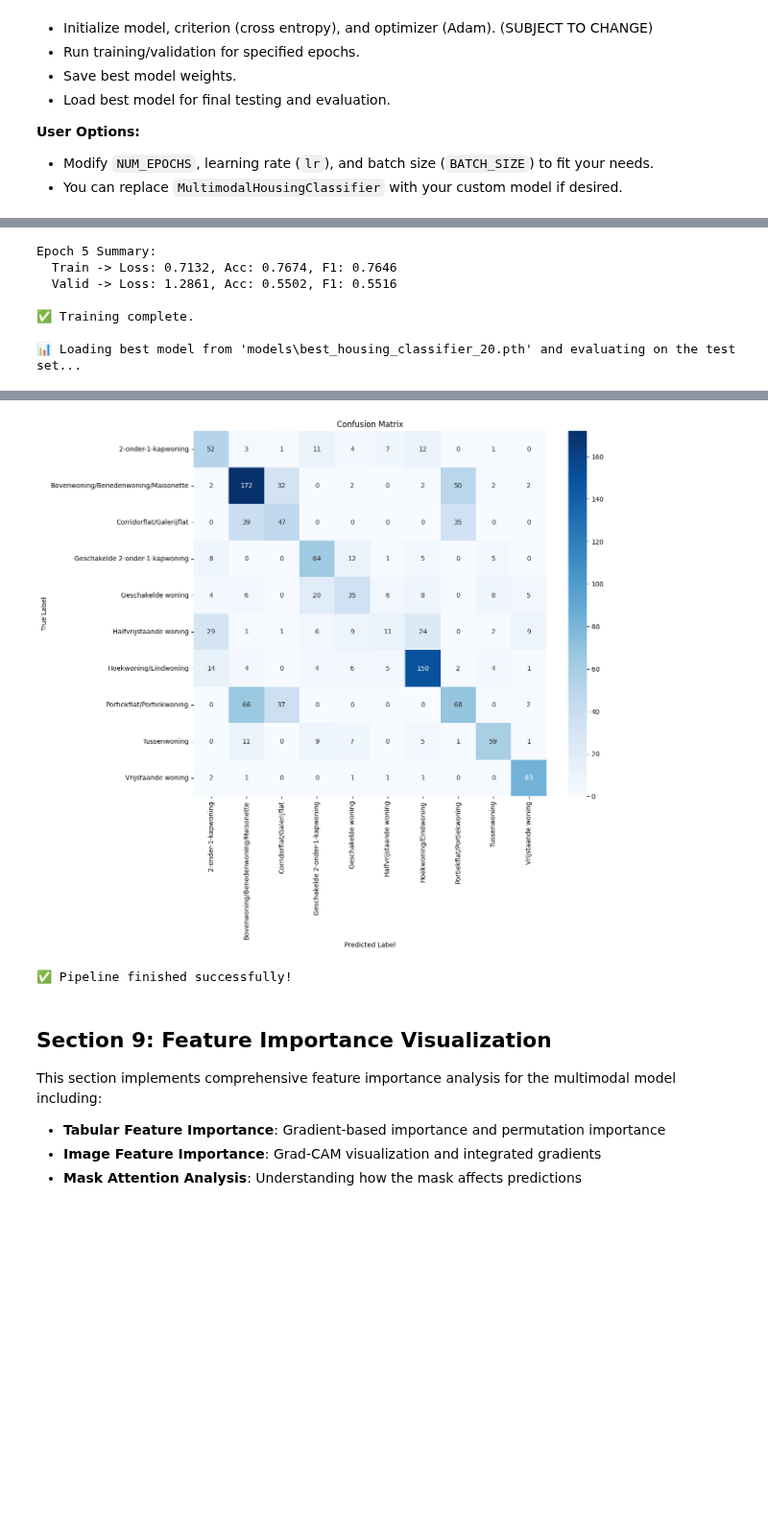
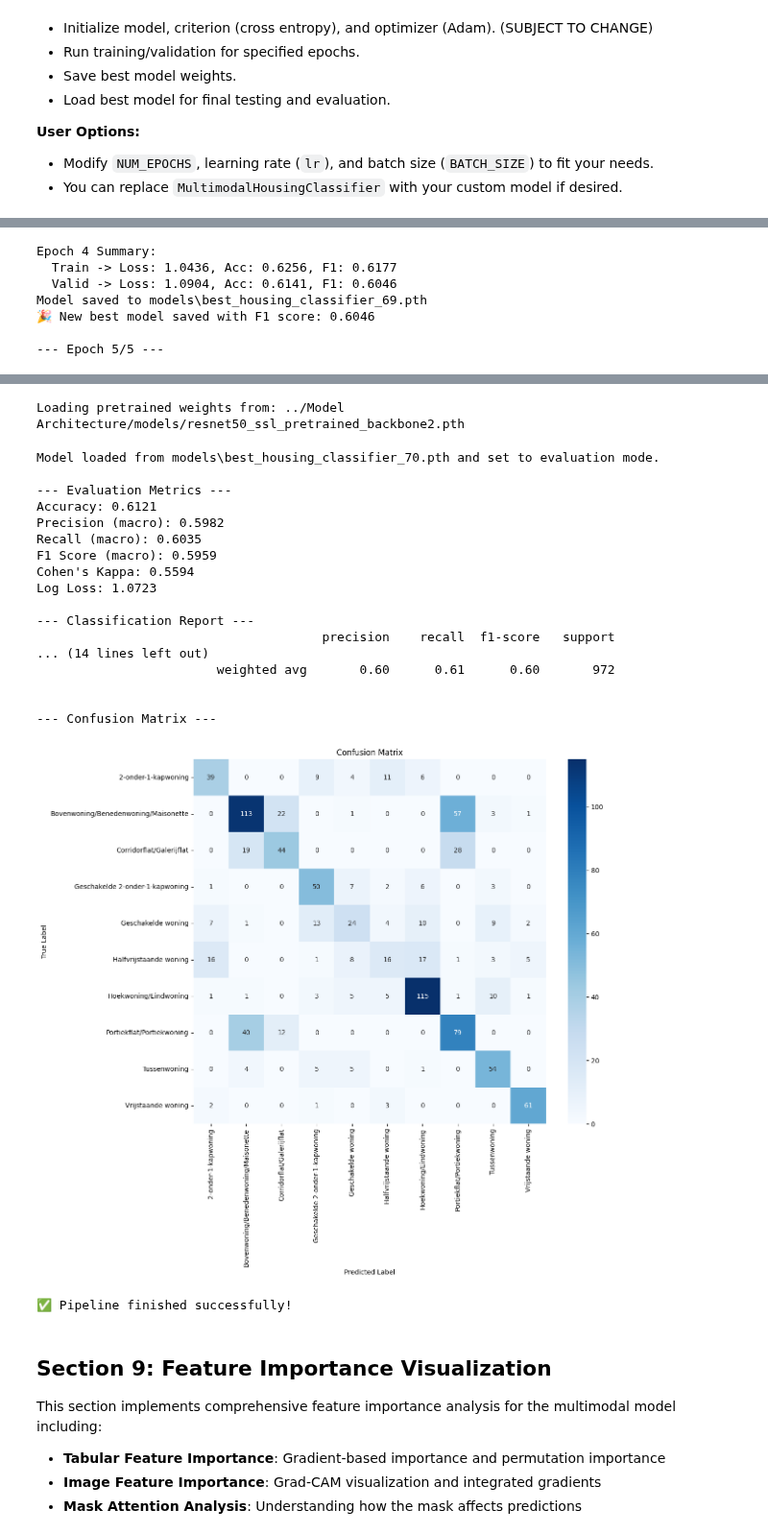
Before and after one commit to averagepindakaasenjoyer/Pangolinis, a Jupyter notebook: Model Pipeline/MaskMultimodal.ipynb, the cells around one changed output, grey strips where cells are left out. Shown at 96% size. Saved outputs shown, nothing was run; the diff lists cells and outputs as text; code cells hidden in the pictures; blank space fills up the shorter version.

```diff
--- a/Model Pipeline/MaskMultimodal.ipynb
+++ b/Model Pipeline/MaskMultimodal.ipynb
@@ -139,7 +136,7 @@ print(df['mask'])
 
 def preprocess_tabular_data(train_df, val_df, test_df):
     """Scales numeric columns and one-hot encodes categorical columns."""
-    numeric_cols = ['opp_pand', 'build_year', 'huisnr', 'procent_ingenomen', 'perimeter', 'area']
+    numeric_cols = [ "procent_ingenomen", "area", "perimeter", "elongation",  "compactness"]
     categorical_cols = ['build_type']
 
     # Scale numeric columns based on the training set
@@ -154,6 +151,11 @@ def preprocess_tabular_data(train_df, val_df, test_df):
         max_val = train_df[col].max()
         for df in [train_df, val_df, test_df]:
             df[col] = (df[col] - min_val) / (max_val - min_val + 1e-8)
+
+    # Ensure these are included in the final list if not already present
+    for col in ["huisnr_bag_letter"]:
+        if col not in numeric_cols:
+            numeric_cols.append(col)
 
     # One-hot encode categorical columns based on the training set
     encoder = OneHotEncoder(sparse_output=False, handle_unknown='ignore')
@@ -195,8 +197,8 @@ def prepare_final_data(df, base_path):
     return df
 
 # 1. Split the original dataframe
-print("Splitting data into train (60%), validation (20%), and test (20%)...")
-train_df, temp_df = train_test_split(df, test_size=0.4, random_state=42, stratify=df['woningtype'])
+print("Splitting data into train (70%), validation (15%), and test (15%)...")
+train_df, temp_df = train_test_split(df, test_size=0.3, random_state=42, stratify=df['woningtype'])
 val_df, test_df = train_test_split(temp_df, test_size=0.5, random_state=42, stratify=temp_df['woningtype'])
 
 # 2. Preprocess tabular data (scaling and encoding)
@@ -227,6 +229,9 @@ test_df['label'] = label_encoder.transform(test_df['woningtype'])
 
 print(f"Train size: {len(train_df)} | Val size: {len(val_df)} | Test size: {len(test_df)}")
 print(f"Number of classes: {len(label_encoder.classes_)}")
+
+
+print(train_df.dtypes)
 # %% [output]
 woningtype                object
 huisnr                     int64
@@ -797,7 +873,7 @@ This section contains utility functions for evaluating the model’s performance
 # %%
 # --- Section 7: Evaluation & Model Utilities ---
 
-def evaluate_model(model, dataloader, device, class_names, model_type): # Added model_type
+def evaluate_model(model, dataloader, device, class_names, model_type):
     model.eval()
     all_preds = []
     all_labels = []
@@ -805,12 +881,16 @@ def evaluate_model(model, dataloader, device, class_names, model_type): # Added
 
     with torch.no_grad():
         for batch_data in dataloader:
-            if model_type == 'MultiMask':
+            if model_type == 'MultiMask' or model_type == 'MaskMultimodalWithPretrained':
                 images, masks, tabular_data, labels = batch_data
                 images, masks, tabular_data, labels = images.to(device), masks.to(device), tabular_data.to(device), labels.to(device)
                 outputs = model(images, masks, tabular_data)
             else:
-                images, tabular_data, labels = batch_data
+                # Handle case where dataset includes masks but model doesn't use them
+                if len(batch_data) == 4:
+                    images, masks, tabular_data, labels = batch_data  # Unpack all 4, ignore masks
+                else:
+                    images, tabular_data, labels = batch_data
                 images, tabular_data, labels = images.to(device), tabular_data.to(device), labels.to(device)
                 outputs = model(images, tabular_data)
 
@@ -895,11 +975,13 @@ def load_model(model_architecture, path, device):
 - You can replace `MultimodalHousingClassifier` with your custom model if desired.
 # %%
 # --- Section 8: Main Pipeline Execution ---
-# --- Section 8: Main Pipeline Execution ---
+
 print("🚀 Starting full pipeline execution...")
 
-model_names = ['EarlyFusionModel', 'LateFusionModel', 'EarlyFusionRFC', 'MultiMask']
-chosen_model = 'MultiMask'  # Set to 'MultiMask' to test the new model
+model_names = ['EarlyFusionModel', 'LateFusionModel', 'EarlyFusionRFC', 'MultiMask', 'MaskMultimodalWithPretrained']
+chosen_model = 'MaskMultimodalWithPretrained'  # Set to 'MultiMask' to test the new model
+
+pretraining_weights_pathenings = "../Model Architecture/models/resnet50_ssl_pretrained_backbone2.pth"
 
 # 1. Initialize Model
 tabular_input_dim = len(tabular_features)
@@ -919,6 +1001,8 @@ elif chosen_model == 'EarlyFusionRFC':
     model = EarlyFusionRFC(img_model=img_model, rfc_tabular=rfc_tabular, fusion_dim=fusion_dim, num_classes=num_classes).to(device)
 elif chosen_model == 'MultiMask':
     model = MaskMultimodal(tabular_input_dim=tabular_input_dim, num_classes=num_classes).to(device) # Instantiate your new model
+elif chosen_model == 'MaskMultimodalWithPretrained':
+    model = MaskMultimodalWithPretrained(tabular_input_dim=tabular_input_dim, num_classes=num_classes, pretrained_backbone_path="../Model Architecture/models/resnet50_ssl_pretrained_backbone2.pth").to(device)
 else:
     raise ValueError(f"Unknown model type: {chosen_model}")
 
@@ -937,7 +1021,7 @@ print(f"Training for {NUM_EPOCHS} epochs...")
 for epoch in range(1, NUM_EPOCHS + 1):
     print(f"\n--- Epoch {epoch}/{NUM_EPOCHS} ---")
 
-    # Pass `chosen_model` (or a string 'MultiMask') to the training/validation functions
+    # Pass `chosen_model` (or a string 'MultiMask') to the training/train_loss, train_acc, train_f1 = train_one_epoch(model, train_loader, optimizer, criterion, device, chosen_model)validation functions
     train_loss, train_acc, train_f1 = train_one_epoch(model, train_loader, optimizer, criterion, device, chosen_model)
     val_loss, val_acc, val_f1 = validate_one_epoch(model, val_loader, criterion, device, chosen_model)
 
@@ -963,7 +1047,8 @@ elif chosen_model == 'EarlyFusionRFC':
     final_model = EarlyFusionRFC(img_model=img_model, rfc_tabular=rfc_tabular, fusion_dim=fusion_dim, num_classes=num_classes).to(device)
 elif chosen_model == 'MultiMask':
     final_model = MaskMultimodal(tabular_input_dim=tabular_input_dim, num_classes=num_classes).to(device)
-
+elif chosen_model == 'MaskMultimodalWithPretrained':
+    final_model = MaskMultimodalWithPretrained(tabular_input_dim=tabular_input_dim, num_classes=num_classes, pretrained_backbone_path="../Model Architecture/models/resnet50_ssl_pretrained_backbone2.pth").to(device)
 
 final_model = load_model(final_model, model_path, device)
 
@@ -1013,7 +1089,7 @@ Model saved to models\best_housing_classifier_20.pth
-Epoch 5 Summary:
-  Train -> Loss: 0.7132, Acc: 0.7674, F1: 0.7646
-  Valid -> Loss: 1.2861, Acc: 0.5502, F1: 0.5516
+Epoch 4 Summary:
+  Train -> Loss: 1.0436, Acc: 0.6256, F1: 0.6177
+  Valid -> Loss: 1.0904, Acc: 0.6141, F1: 0.6046
+Model saved to models\best_housing_classifier_69.pth
+🎉 New best model saved with F1 score: 0.6046
 
-✅ Training complete.
-
-📊 Loading best model from 'models\best_housing_classifier_20.pth' and evaluating on the test set...
+--- Epoch 5/5 ---
@@ -1037,5 +1106,23 @@ Log Loss: 1.1836
+Loading pretrained weights from: ../Model Architecture/models/resnet50_ssl_pretrained_backbone2.pth
+Model loaded from models\best_housing_classifier_70.pth and set to evaluation mode.
+
+--- Evaluation Metrics ---
+Accuracy: 0.6121
+Precision (macro): 0.5982
+Recall (macro): 0.6035
+F1 Score (macro): 0.5959
+Cohen's Kappa: 0.5594
+Log Loss: 1.0723
+
+--- Classification Report ---
+                                      precision    recall  f1-score   support
+... (14 lines left out)
+                        weighted avg       0.60      0.61      0.60       972
+
+
+--- Confusion Matrix ---
-[figure, old version]
+[figure, new version]
-✅ Pipeline finished successfully!
+✅ Pipeline finished successfully!
 # %% [markdown]
 ## Section 9: Feature Importance Visualization
 
```
Also changed, not shown: parts of 11 cells of this notebook, 2 other files.
